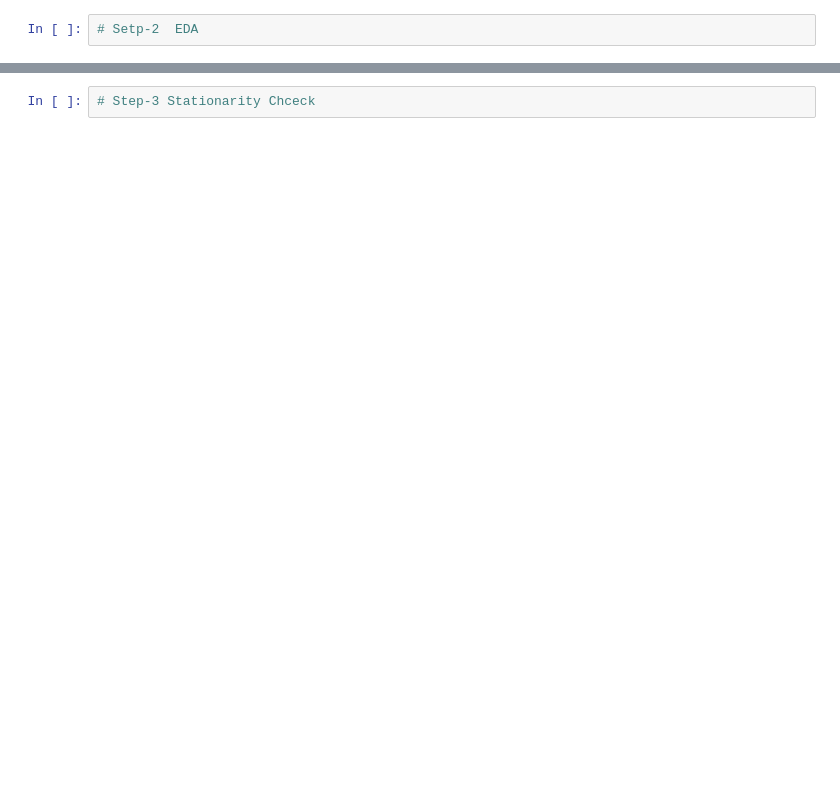
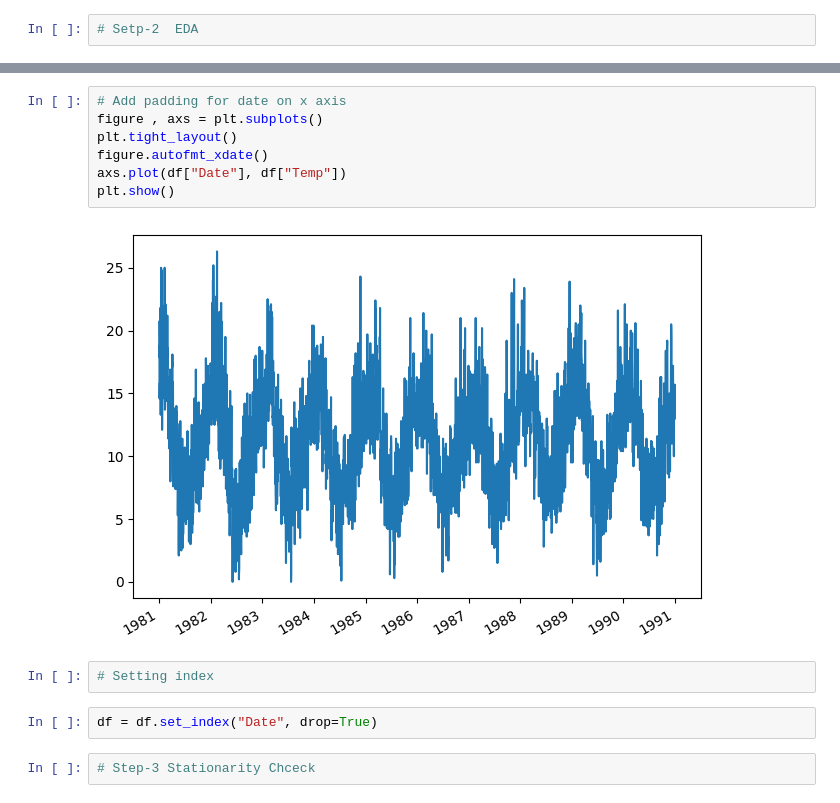
Before and after one commit to KhageshorGiri/Machine_Learning, a Jupyter notebook: Machine Learning/Module 9 - Time Series Analysis/Univariant_Forecasting.ipynb, the cells around one changed output, grey strips where cells are left out. Drawn from its saved outputs; the diff is of its cells as text; blank space fills up the shorter version.

```diff
--- a/Machine Learning/Module 9 - Time Series Analysis/Univariant_Forecasting.ipynb
+++ b/Machine Learning/Module 9 - Time Series Analysis/Univariant_Forecasting.ipynb
@@ -7,2 +124,15 @@
+# %%
+# Add padding for date on x axis
+figure , axs = plt.subplots()
+plt.tight_layout()
+figure.autofmt_xdate()
+axs.plot(df["Date"], df["Temp"])
+plt.show()
+# %% [output]
+[figure, added]
+# %%
+# Setting index
+# %%
+df = df.set_index("Date", drop=True)
 # %%
 # Step-3 Stationarity Chceck
```
Also changed, not shown: parts of 35 cells of this notebook.
